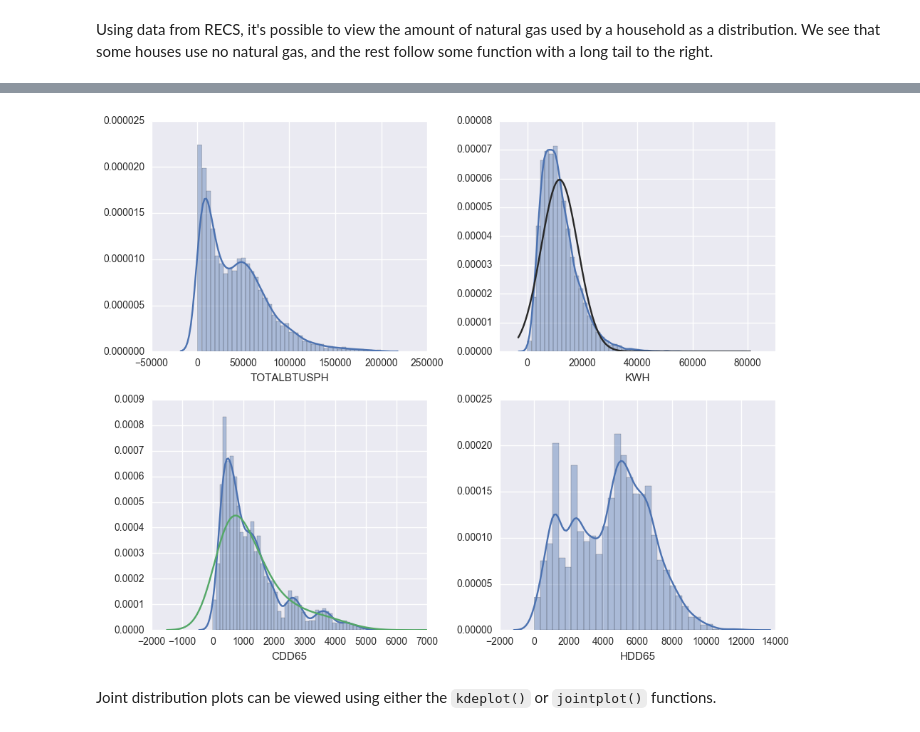
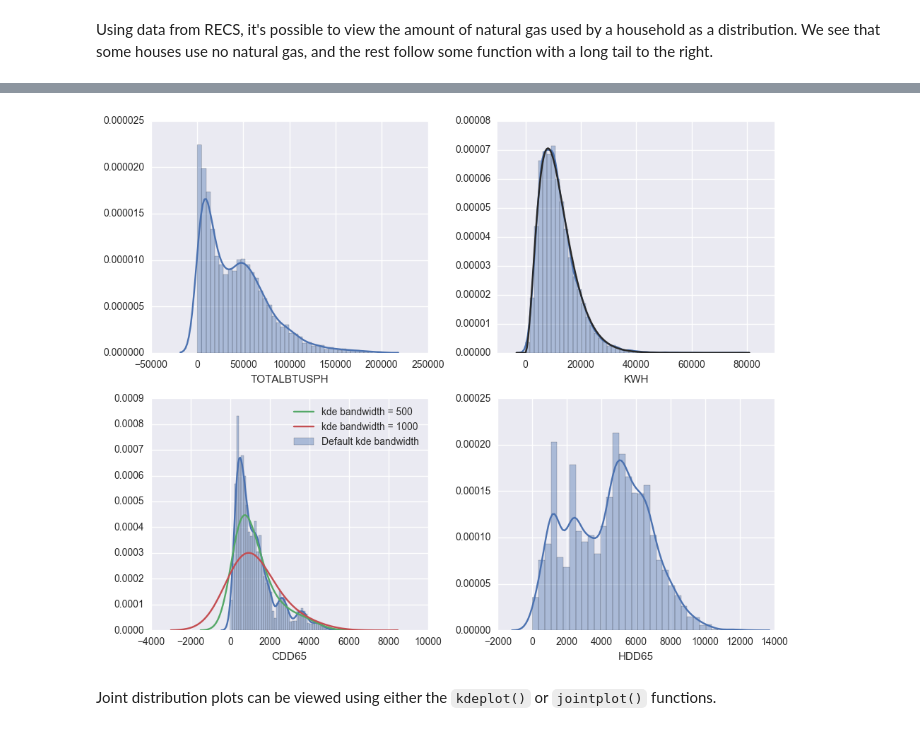
Before and after one commit to gschivley/Visualization-tutorial, a Jupyter notebook: Visualization tutorial.ipynb, the cells around one changed output, grey strips where cells are left out. Saved outputs shown, nothing was run; the diff lists cells and outputs as text; code cells hidden in the pictures.

```diff
--- a/Visualization tutorial.ipynb
+++ b/Visualization tutorial.ipynb
@@ -91,9 +89,10 @@ Using data from RECS, it's possible to view the amount of natural gas used by a
 
 fig, ((ax1, ax2), (ax3, ax4)) = plt.subplots(2,2, figsize=(10,8))
 sns.distplot(house['TOTALBTUSPH'], ax=ax1)
-sns.distplot(house['KWH'], fit=sp.stats.norm, ax=ax2)
-sns.distplot(house['CDD65'], ax=ax3)
-sns.distplot(house['CDD65'], hist=False, kde_kws={'bw':500}, ax=ax3)
+sns.distplot(house['KWH'], fit=sp.stats.beta, ax=ax2)
+sns.distplot(house['CDD65'], ax=ax3, label='Default kde bandwidth')
+sns.distplot(house['CDD65'], hist=False, kde_kws={'bw':500}, label='kde bandwidth = 500', ax=ax3)
+sns.distplot(house['CDD65'], hist=False, kde_kws={'bw':1000}, label='kde bandwidth = 1000', ax=ax3)
 sns.distplot(house['HDD65'], ax=ax4)
 plt.tight_layout()
 # %% [output]
@@ -100,4 +100,4 @@ plt.tight_layout()
-[figure, old version]
+[figure, new version]
 # %% [markdown]
 Joint distribution plots can be viewed using either the `kdeplot()` or `jointplot()` functions.
 # %%
```
Also changed, not shown: parts of 3 cells of this notebook.
